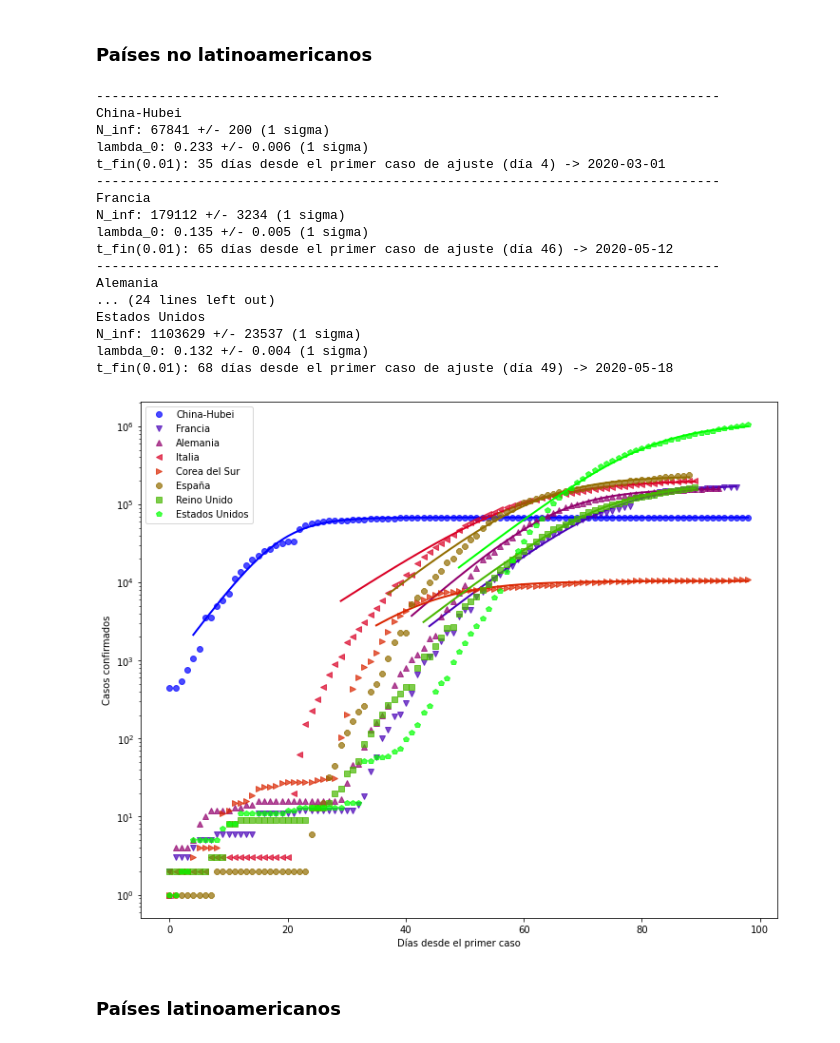
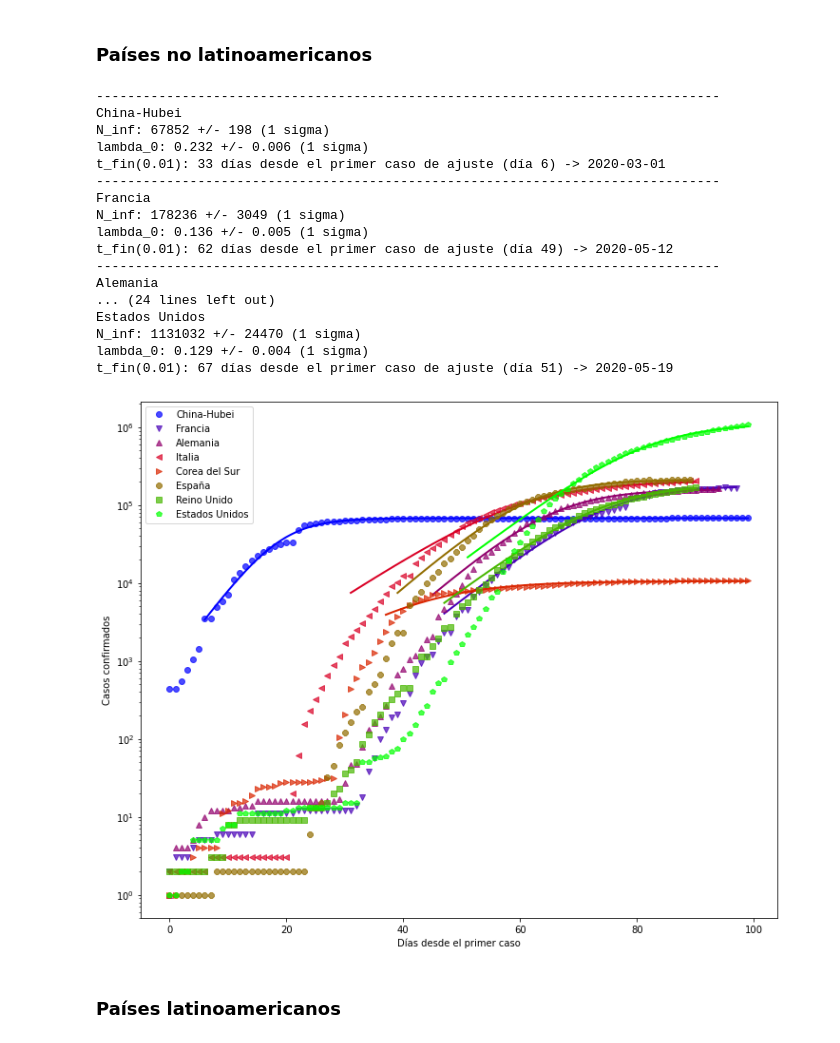
Before and after one commit to manuxch/logistic-covid19, a Jupyter notebook: Logistic_model_COVID-19.ipynb, the cells around one changed output. Saved outputs shown, nothing was run; the diff lists cells and outputs as text; code cells hidden in the pictures.

Commit message:
Actualización diaria de visualizaciones, ajustes y registros

```diff
--- a/Logistic_model_COVID-19.ipynb
+++ b/Logistic_model_COVID-19.ipynb
@@ -180,26 +180,26 @@ El número de casos confirmados se obtiene a partir de los test que se le realiz
 # %% [markdown]
 ### Países no latinoamericanos
 # %%
-plot_fit(cases_no_lat, 1000, 'Casos confirmados', p_fin=0.01)
+plot_fit(cases_no_lat, 2000, 'Casos confirmados', p_fin=0.01)
 # %% [output]
 --------------------------------------------------------------------------------
 China-Hubei
-N_inf: 67841 +/- 200 (1 sigma)
-lambda_0: 0.233 +/- 0.006 (1 sigma)
-t_fin(0.01): 35 días desde el primer caso de ajuste (día 4) -> 2020-03-01
+N_inf: 67852 +/- 198 (1 sigma)
+lambda_0: 0.232 +/- 0.006 (1 sigma)
+t_fin(0.01): 33 días desde el primer caso de ajuste (día 6) -> 2020-03-01
 --------------------------------------------------------------------------------
 Francia
-N_inf: 179112 +/- 3234 (1 sigma)
-lambda_0: 0.135 +/- 0.005 (1 sigma)
-t_fin(0.01): 65 días desde el primer caso de ajuste (día 46) -> 2020-05-12
+N_inf: 178236 +/- 3049 (1 sigma)
+lambda_0: 0.136 +/- 0.005 (1 sigma)
+t_fin(0.01): 62 días desde el primer caso de ajuste (día 49) -> 2020-05-12
 --------------------------------------------------------------------------------
 Alemania
 ... (24 lines left out)
 Estados Unidos
-N_inf: 1103629 +/- 23537 (1 sigma)
-lambda_0: 0.132 +/- 0.004 (1 sigma)
-t_fin(0.01): 68 días desde el primer caso de ajuste (día 49) -> 2020-05-18
+N_inf: 1131032 +/- 24470 (1 sigma)
+lambda_0: 0.129 +/- 0.004 (1 sigma)
+t_fin(0.01): 67 días desde el primer caso de ajuste (día 51) -> 2020-05-19
-[figure, old version]
+[figure, new version]
 # %% [markdown]
 ### Países latinoamericanos
 # %%
```
Also changed, not shown: parts of 8 cells of this notebook.
